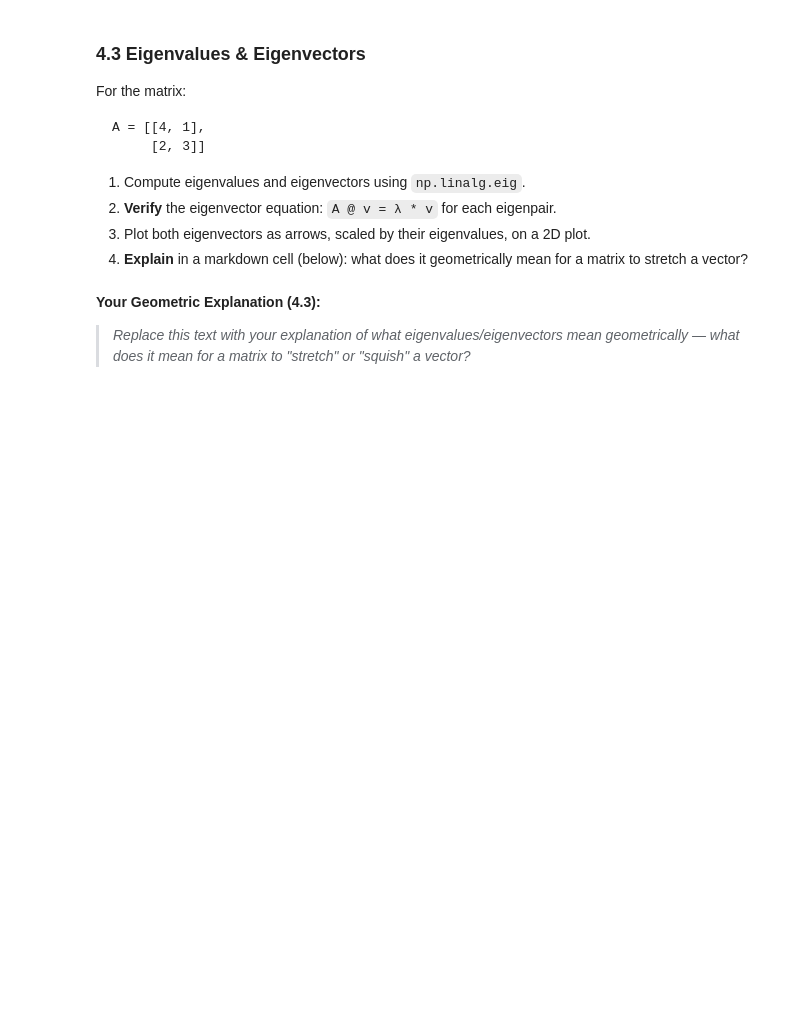
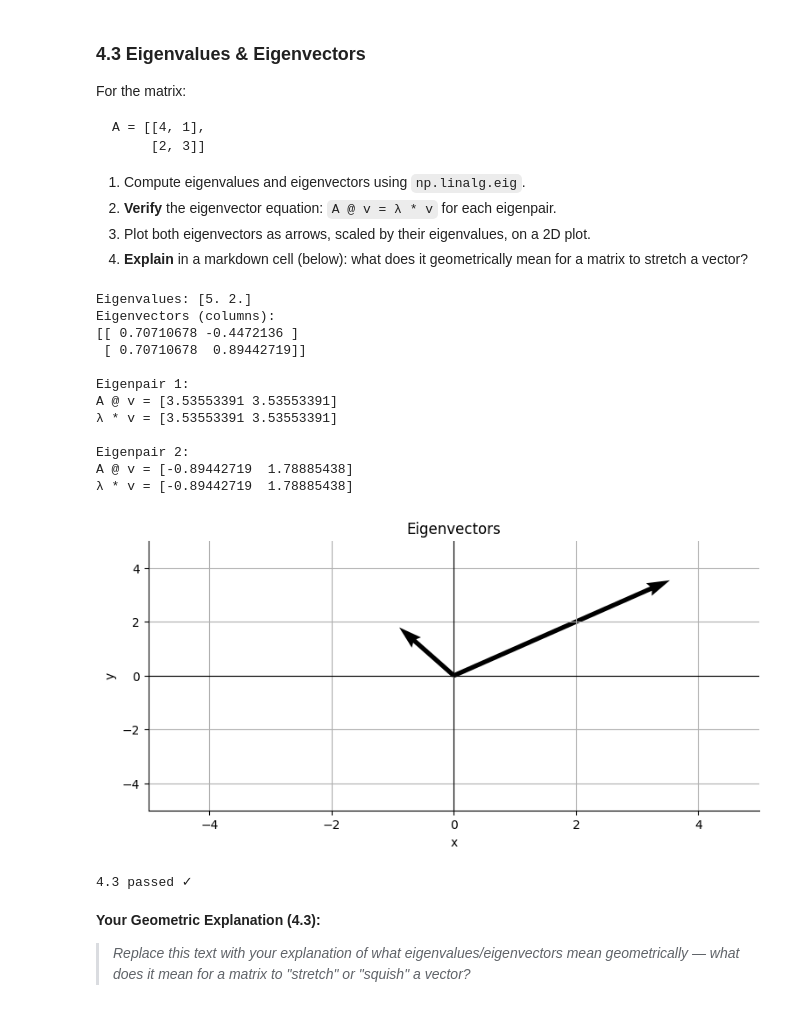
Before and after one commit to shreyanshgoy/Celebal_DataScience_Assignments, a Jupyter notebook: week1_assignment.ipynb, the cells around one changed output. Cells and saved outputs as stored; diff of their text form; code cells hidden in the pictures; blank space fills up the shorter version.

```diff
--- a/week1_assignment.ipynb
+++ b/week1_assignment.ipynb
@@ -392,3 +482,66 @@ print("4.3 passed ✓")
+# %%
+A = np.array([[4, 1], [2, 3]], dtype=float)
+
+eigenvalues, eigenvectors = np.linalg.eig(A)
+
+print(f"Eigenvalues: {eigenvalues}")
+print(f"Eigenvectors (columns):\n{eigenvectors}")
+
+# Verify A v = λ v
+for i in range(len(eigenvalues)):
+    v = eigenvectors[:, i]
+    lam = eigenvalues[i]
+
+    left = A @ v
+    right = lam * v
+
+    print(f"\nEigenpair {i+1}:")
+    print("A @ v =", left)
+    print("λ * v =", right)
+
+# Plot
+fig, ax = plt.subplots()
+
+for i in range(len(eigenvalues)):
+    vec = eigenvectors[:, i] * eigenvalues[i]
+
+    ax.quiver(
+        0, 0,
+        vec[0], vec[1],
+        angles='xy',
+        scale_units='xy',
+        scale=1
+    )
+
+ax.set_xlim(-5, 5)
+ax.set_ylim(-5, 5)
+
+ax.axhline(0, color='k', lw=0.8)
+ax.axvline(0, color='k', lw=0.8)
+
+ax.set_title("Eigenvectors")
+ax.set_xlabel("x")
+ax.set_ylabel("y")
+
+plt.grid()
+plt.show()
+
+print("4.3 passed ✓")
+# %% [output]
+Eigenvalues: [5. 2.]
+Eigenvectors (columns):
+[[ 0.70710678 -0.4472136 ]
+ [ 0.70710678  0.89442719]]
+
+Eigenpair 1:
+A @ v = [3.53553391 3.53553391]
+λ * v = [3.53553391 3.53553391]
+
+Eigenpair 2:
+A @ v = [-0.89442719  1.78885438]
+λ * v = [-0.89442719  1.78885438]
+[figure, added]
+4.3 passed ✓
 # %% [markdown]
 **Your Geometric Explanation (4.3):**
 
```
Also changed, not shown: parts of 22 cells of this notebook.
